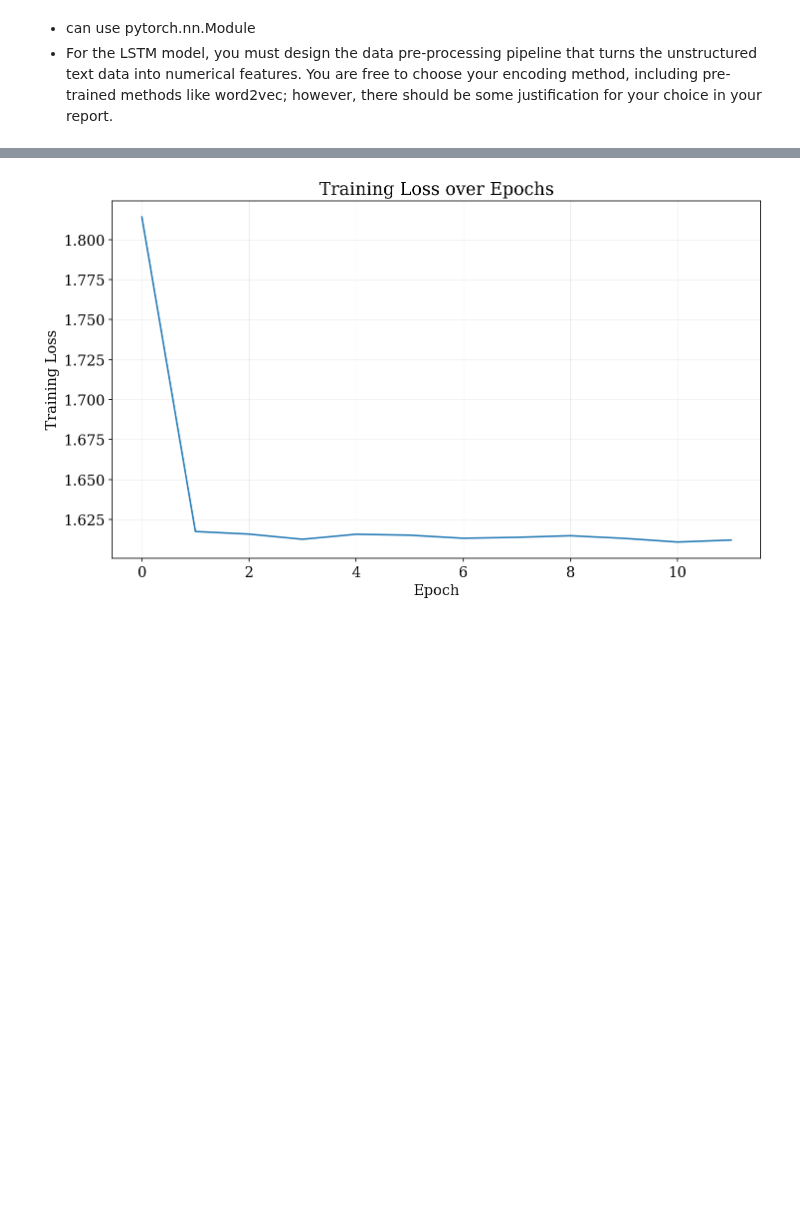
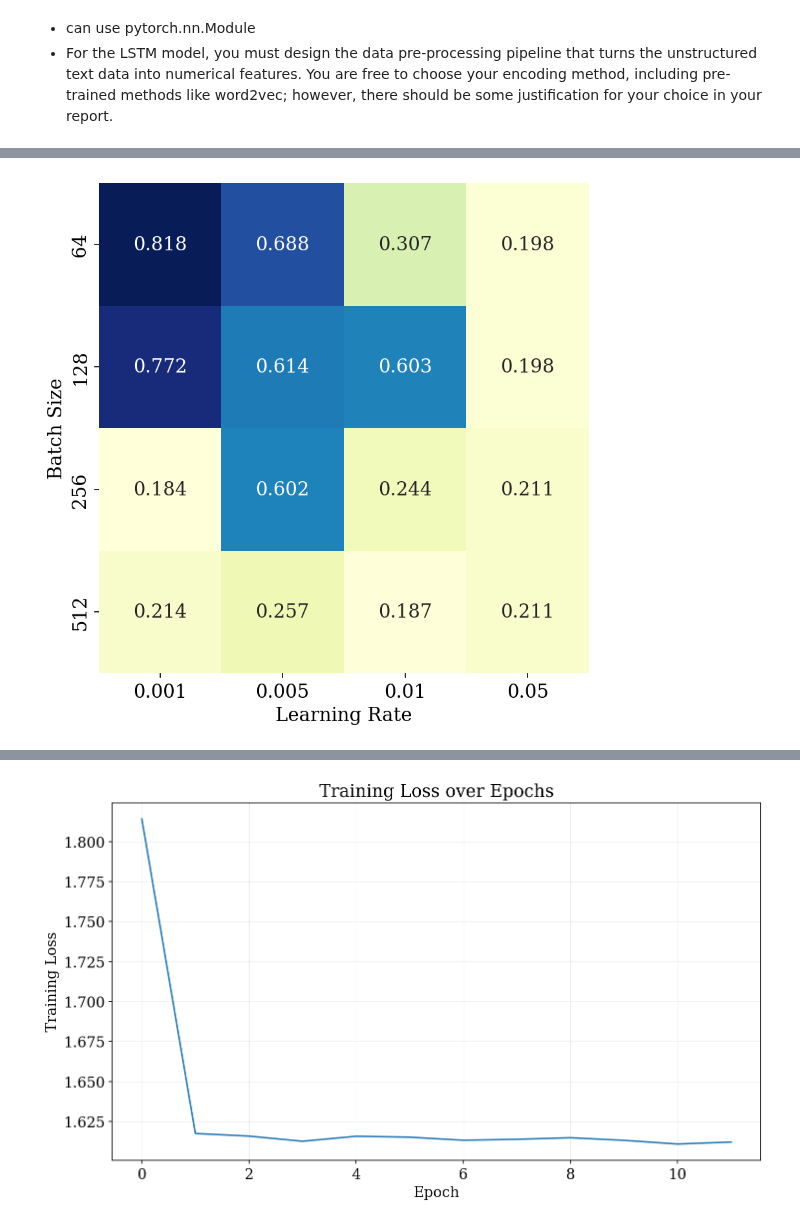
Before and after one commit to audrey352/COMP551, a Jupyter notebook: Assignment4/A4_notebook.ipynb, the cells around one changed output, grey strips where cells are left out. Drawn from its saved outputs; the diff is of its cells as text; code cells hidden in the pictures; blank space fills up the shorter version.

```diff
--- a/Assignment4/A4_notebook.ipynb
+++ b/Assignment4/A4_notebook.ipynb
@@ -449,7 +505,8 @@ class LSTM(nn.Module):
             nprocess = multiprocessing.cpu_count() // 2 if nprocess is None else nprocess # defaults to half available cores
             msg = "CUDA not available, using CPU instead" if device == 'cuda' else "Using CPU"
             log.info(f"{msg} with nprocess={nprocess}")
-        torch.set_num_threads(nprocess)
+            torch.set_num_threads(nprocess)
+
         self.to(self.device)
         self.nprocess = nprocess
 
@@ -602,15 +659,18 @@ class LSTM(nn.Module):
             X_batch = X_batch.to(self.device)
             Y_batch = Y_batch.to(self.device)
             Yhat_batch = self.predict(X_batch)
-            y_true.extend(Y_batch.numpy())
-            y_pred.extend(Yhat_batch.numpy())
+            y_true.extend(Y_batch.detach().cpu().numpy())
+            y_pred.extend(Yhat_batch.detach().cpu().numpy())
         y_true = np.array(y_true)
         y_pred = np.array(y_pred)
         acc = self.evaluate_acc(y_true, y_pred)
         return acc, y_true, y_pred
 
     def plot_training_loss(self):
-        plt.plot(self.training_loss)
+        plt.plot(self.training_loss, label='Training Loss')
+        if self.validation_loss is not None and len(self.validation_loss) > 0:
+            plt.plot(self.validation_loss, label='Validation Loss')
+        plt.legend()
         plt.xlabel('Epoch')
         plt.ylabel('Training Loss')
         plt.title('Training Loss over Epochs')
@@ -625,18 +685,18 @@ class LSTM(nn.Module):
 # %%
 lstm = LSTM(
     input_size=100,  # embedding size
-    hidden_size=256,
+    hidden_size=512,
     output_size=7,  # number of classes
-    device='cpu',
+    device='cuda',
     nprocess=4
-    )
+    )#.to('cuda') # move to GPU, if available
 
 # run on WOS11967 dataset
 lstm.fit(
     train_dataset, # subset of WOS11967_dataset
     epochs=15,
     lr=0.01,
-    batch_size=64,
+    batch_size=256,
     shuffle=True,
     optimizer='Adam',
     store_records=True
@@ -651,0 +756,21 @@ KeyboardInterrupt:
+# %%
+# plot heatmap of batch size vs learning rate
+ylabel = batch_sizes
+xlabel = lrs
+heatmap_acc = pd.DataFrame(index=ylabel[:-1], columns=xlabel)
+for (batch_size, lr), acc in results.items():
+    if batch_size == 1024:
+        continue  # skip 1024 for better visualization
+    batch_size = np.round(batch_size, 3)
+    lr = np.round(lr, 3)
+    heatmap_acc.at[batch_size, lr] = list(acc.values())[0] #acc[0]
+sns.heatmap(heatmap_acc.astype(float), annot=True, fmt=".3f", cmap="YlGnBu", cbar=False, square=True)
+plt.xlabel("Learning Rate")
+plt.ylabel("Batch Size")
+plt.grid(False)
+
+# plt.title(f'Test Accuracy for MLP (L={L})')
+# plt.savefig(os.path.join(SAVEDIR, f'gridsearch_mlp_L{L}_{xlabel}_{ylabel}.png'))
+plt.show()
+# %% [output]
+[figure, added]
```
Also changed, not shown: parts of 16 cells of this notebook, 12 other files.
